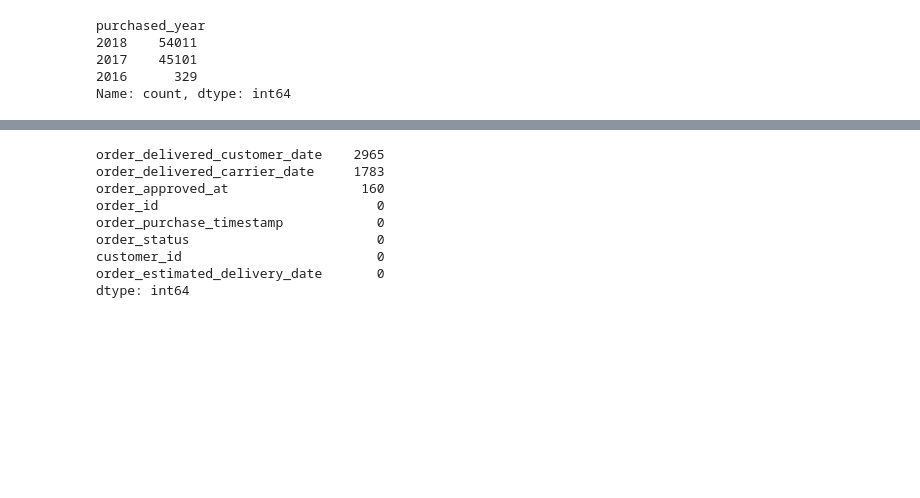
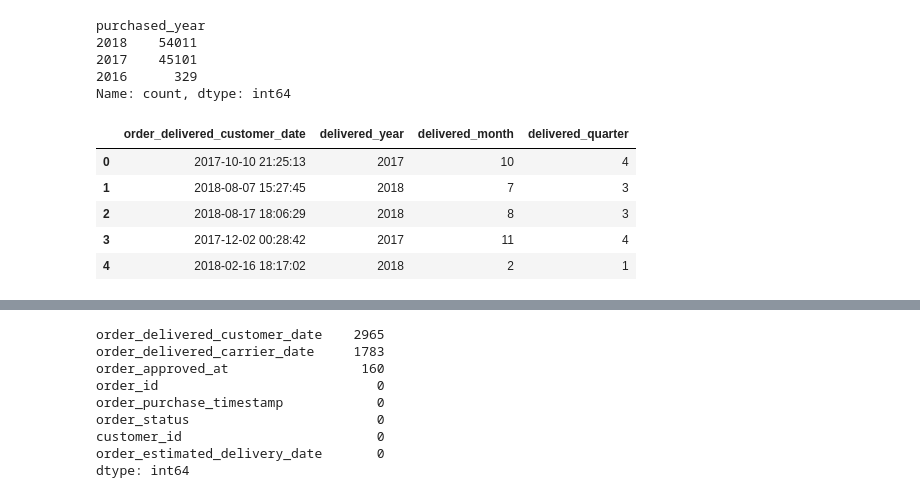
Before and after one commit to Vierinsky/ecommerce-analytics-python-sql, a Jupyter notebook: notebooks/eda.ipynb, the cells around one changed output, grey strips where cells are left out. Cells and saved outputs as stored; diff of their text form; code cells hidden in the pictures; blank space fills up the shorter version.

Commit message:
Reviewing quarters in delivered to customer date to se if quarters in views need fixing

```diff
--- a/notebooks/eda.ipynb
+++ b/notebooks/eda.ipynb
@@ -348,3 +348,22 @@ purchased_year
 2017    45101
 2016      329
 Name: count, dtype: int64
+# %%
+delivered_date = (
+    orders[["order_delivered_customer_date"]]
+    .dropna(subset=["order_delivered_customer_date"])
+    .reset_index(drop=True)
+)
+
+delivered_date["delivered_year"] = purchased_date["order_purchase_timestamp"].dt.year
+delivered_date["delivered_month"] = purchased_date["order_purchase_timestamp"].dt.month
+delivered_date["delivered_quarter"] = purchased_date["order_purchase_timestamp"].dt.quarter
+
+delivered_date.head()
+# %% [output]
+|  | order_delivered_customer_date | delivered_year | delivered_month | delivered_quarter |
+| 0 | 2017-10-10 21:25:13 | 2017 | 10 | 4 |
+| 1 | 2018-08-07 15:27:45 | 2018 | 7 | 3 |
+| 2 | 2018-08-17 18:06:29 | 2018 | 8 | 3 |
+| 3 | 2017-12-02 00:28:42 | 2017 | 11 | 4 |
+| 4 | 2018-02-16 18:17:02 | 2018 | 2 | 1 |
```
Also changed, not shown: parts of 5 cells of this notebook.
